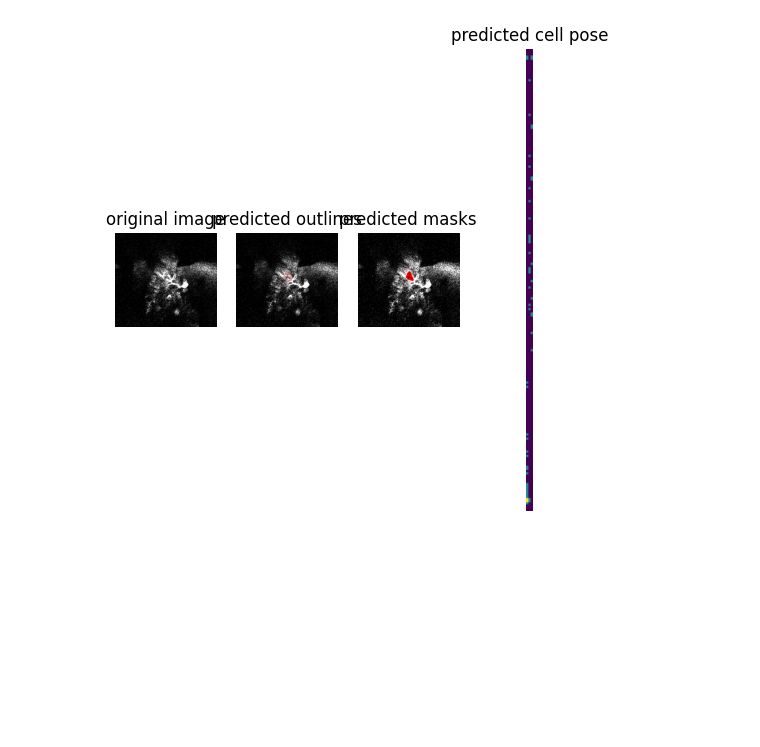
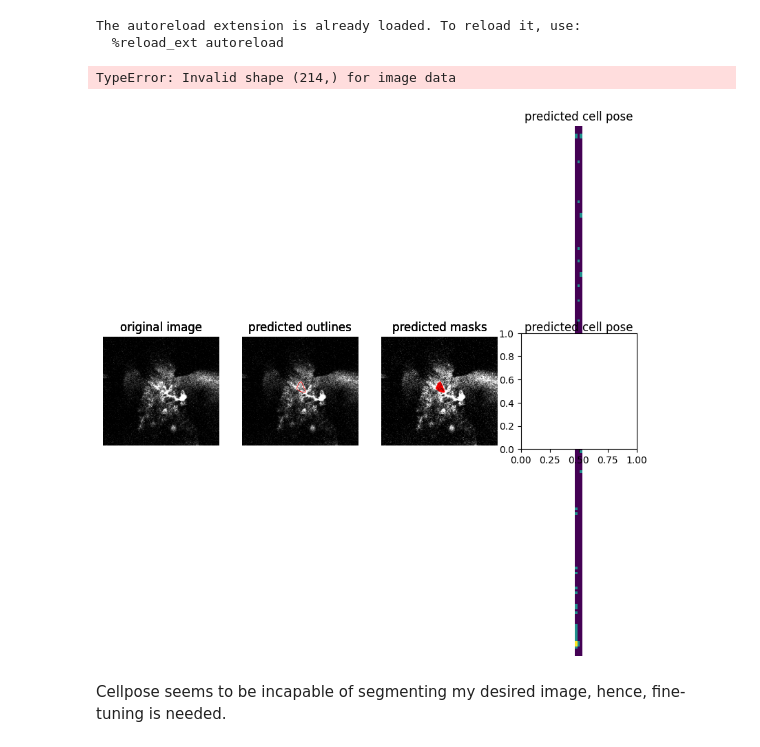
Before and after one commit to mo-karbalaee/NEUROSEG, a Jupyter notebook: notebooks/mvp.ipynb, the cells around one changed output. Drawn from its saved outputs; the diff is of its cells as text; code cells hidden in the pictures; blank space fills up the shorter version.

```diff
--- a/notebooks/mvp.ipynb
+++ b/notebooks/mvp.ipynb
@@ -1,14 +1,19 @@
 # %%
 %load_ext autoreload
 %autoreload 2
 
 from src.models.calcium_recording import CalciumRecording
 from src.segmenter import Segmenter
 
 recording: CalciumRecording = CalciumRecording(path="../data/6s.tif")
 
 masks, flows = Segmenter.generate_mask(recording)
 
-recording.visualize_one_frame(masks, flows)
+recording.visualize(masks, flows)
 # %% [output]
+The autoreload extension is already loaded. To reload it, use:
+  %reload_ext autoreload
+TypeError: Invalid shape (214,) for image data
-[figure, old version]
+[figure, new version]
+# %% [markdown]
+Cellpose seems to be incapable of segmenting my desired image, hence, fine-tuning is needed.
```
Also changed, not shown: 2 other files.
